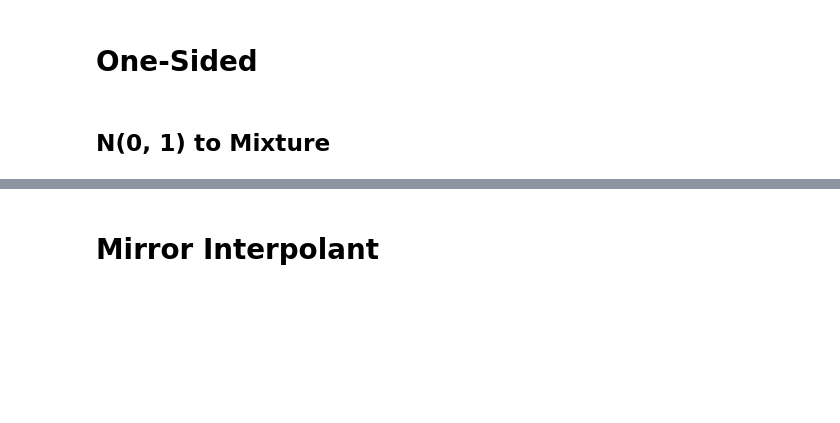
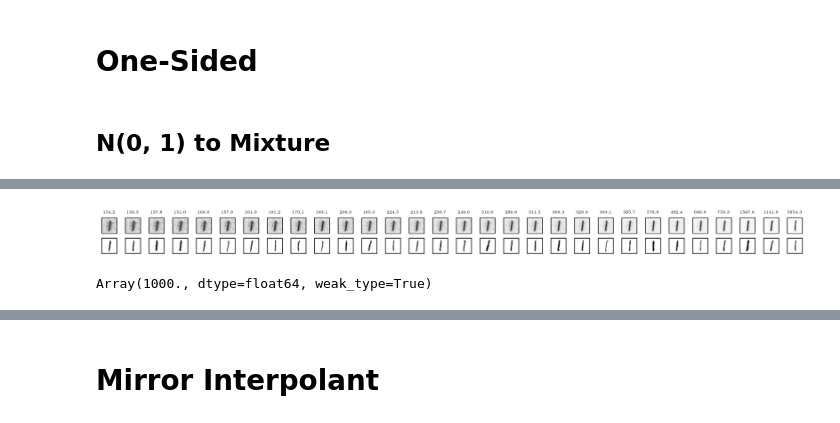
Before and after one commit to malbergo/stochastic-interpolants, a Jupyter notebook: notebooks/exact_velocity.ipynb, the cells around one changed output, grey strips where cells are left out. Drawn from its saved outputs; the diff is of its cells as text; code cells hidden in the pictures; blank space fills up the shorter version.

```diff
--- a/notebooks/exact_velocity.ipynb
+++ b/notebooks/exact_velocity.ipynb
@@ -254,0 +332,34 @@ for curr_step in range(nsteps):
+# %%
+nimgs_plot = 30
+nrows = 2
+img_size = 125/300
+fig, axs = plt.subplots(nrows=nrows, ncols=nimgs_plot, figsize=(nimgs_plot*img_size, nrows*img_size), constrained_layout=True)
+
+for ii in range(nrows):
+    for jj in range(nimgs_plot):
+        ax       = axs[ii, jj]
+        img      = xs_traj[-nimgs_plot+jj][0]
+        curr_x0s = x0s_traj[-nimgs_plot+jj]
+        curr_bs  = b_traj[-nimgs_plot+jj][0]
+
+
+        if ii == 0:
+            b_norm = np.sqrt(np.sum(curr_bs**2))
+            ax.set_title(f'{b_norm:.01f}', fontsize=5)
+            ax.imshow(restore(img), cmap='Greys')
+        else:
+            dists       = vmap(lambda x0: np.sum((img - x0)**2))(curr_x0s)
+            min_index   = np.argmin(dists)
+            nearest_img = curr_x0s[min_index]
+            ax.imshow(restore(nearest_img), cmap='Greys')
+
+
+        ax.grid(False)
+        ax.tick_params(which='both', bottom=False, left=False)
+        ax.set_xticks([]); ax.set_yticks([])
+# %% [output]
+[figure, added]
+# %%
+1.0 / beta(1-1e-3)**2
+# %% [output]
+Array(1000., dtype=float64, weak_type=True)
```
Also changed, not shown: parts of 19 cells of this notebook.
